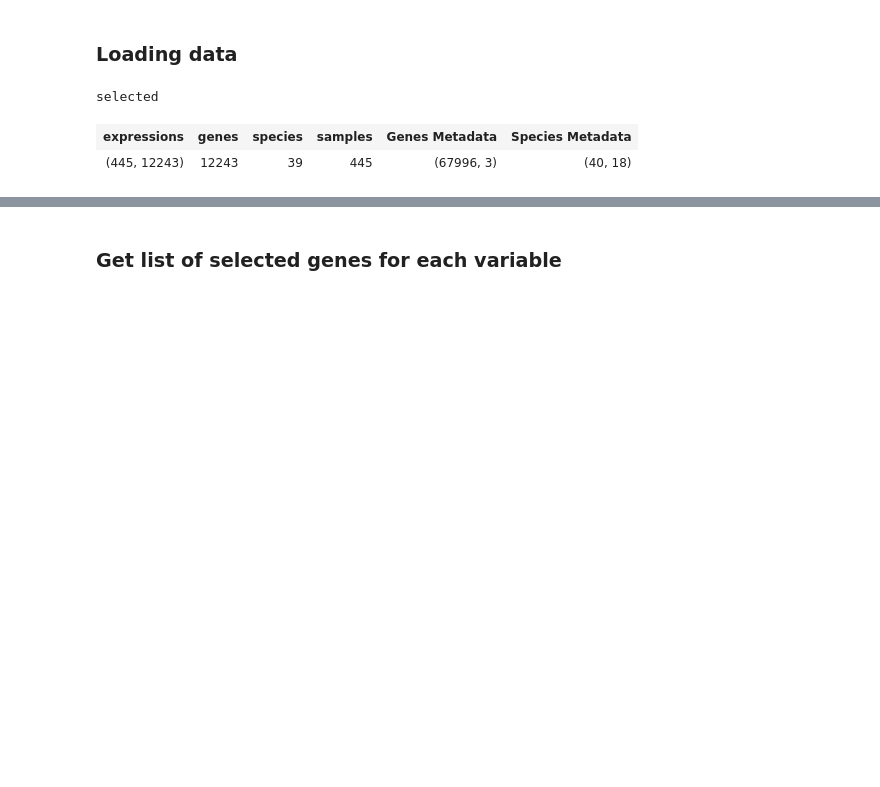
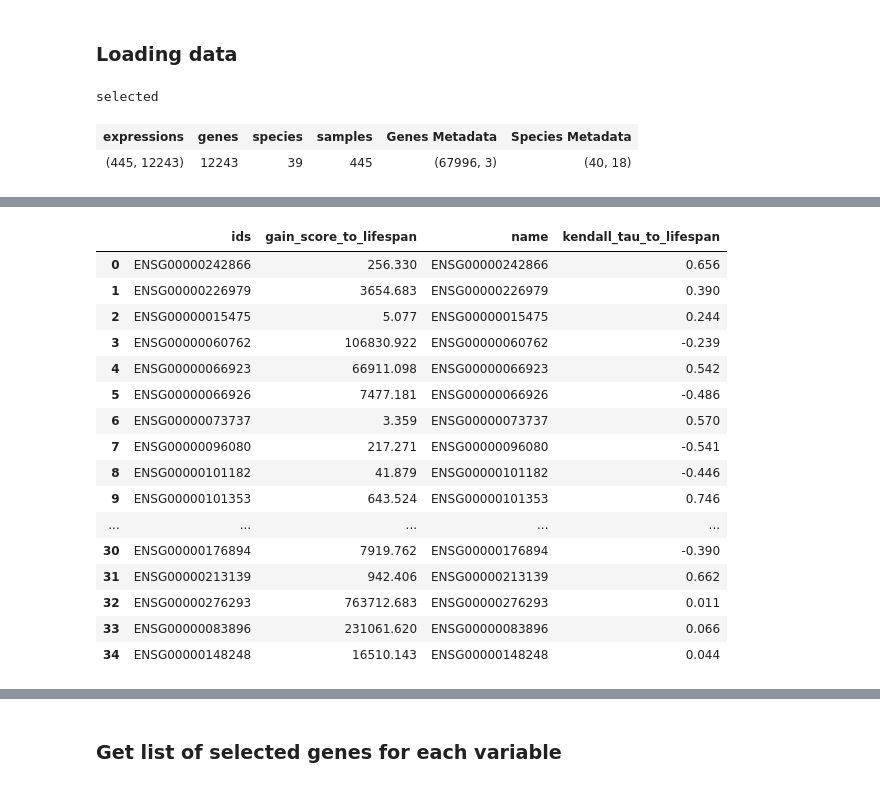
Before and after one commit to antonkulaga/yspecies, a Jupyter notebook: notebooks/2_light_gbm.ipynb, the cells around one changed output, grey strips where cells are left out. Drawn from its saved outputs; the diff is of its cells as text; code cells hidden in the pictures; blank space fills up the shorter version.

```diff
--- a/notebooks/2_light_gbm.ipynb
+++ b/notebooks/2_light_gbm.ipynb
@@ -129,14 +91,0 @@ class SelectedFeatures:
-# %%
-@dataclass
-class DataExtractor(TransformerMixin):
-    features: SelectedFeatures
-
-    def fit(self, X, y=None) -> 'DataExtractor':
-        return self
-
-    def transform(self, data: ExpressionDataset) -> pd.DataFrame:
-        samples = data.extended_samples(self.features.samples, self.features.species)
-        exp = data.expressions if self.features.genes is None else data.expressions[self.features.genes]
-        X: pd.DataFrame = samples.join(exp)
-        content = data.get_label(self.features.to_predict).join(X).rename(columns={self.features.to_predict: self.features.y_name})
-        return self.features.with_content(content)
@@ -326,0 +131,20 @@ Did not expect the data types in the following fields: species
+# %%
+d.weighted_features
+# %% [output]
+|  | ids | gain_score_to_lifespan | name | kendall_tau_to_lifespan |
+| 0 | ENSG00000242866 | 256.330 | ENSG00000242866 | 0.656 |
+| 1 | ENSG00000226979 | 3654.683 | ENSG00000226979 | 0.390 |
+| 2 | ENSG00000015475 | 5.077 | ENSG00000015475 | 0.244 |
+| 3 | ENSG00000060762 | 106830.922 | ENSG00000060762 | -0.239 |
+| 4 | ENSG00000066923 | 66911.098 | ENSG00000066923 | 0.542 |
+| 5 | ENSG00000066926 | 7477.181 | ENSG00000066926 | -0.486 |
+| 6 | ENSG00000073737 | 3.359 | ENSG00000073737 | 0.570 |
+| 7 | ENSG00000096080 | 217.271 | ENSG00000096080 | -0.541 |
+| 8 | ENSG00000101182 | 41.879 | ENSG00000101182 | -0.446 |
+| 9 | ENSG00000101353 | 643.524 | ENSG00000101353 | 0.746 |
+| ... | ... | ... | ... | ... |
+| 30 | ENSG00000176894 | 7919.762 | ENSG00000176894 | -0.390 |
+| 31 | ENSG00000213139 | 942.406 | ENSG00000213139 | 0.662 |
+| 32 | ENSG00000276293 | 763712.683 | ENSG00000276293 | 0.011 |
+| 33 | ENSG00000083896 | 231061.620 | ENSG00000083896 | 0.066 |
+| 34 | ENSG00000148248 | 16510.143 | ENSG00000148248 | 0.044 |
```
Also changed, not shown: parts of 23 cells of this notebook, 5 other files.
